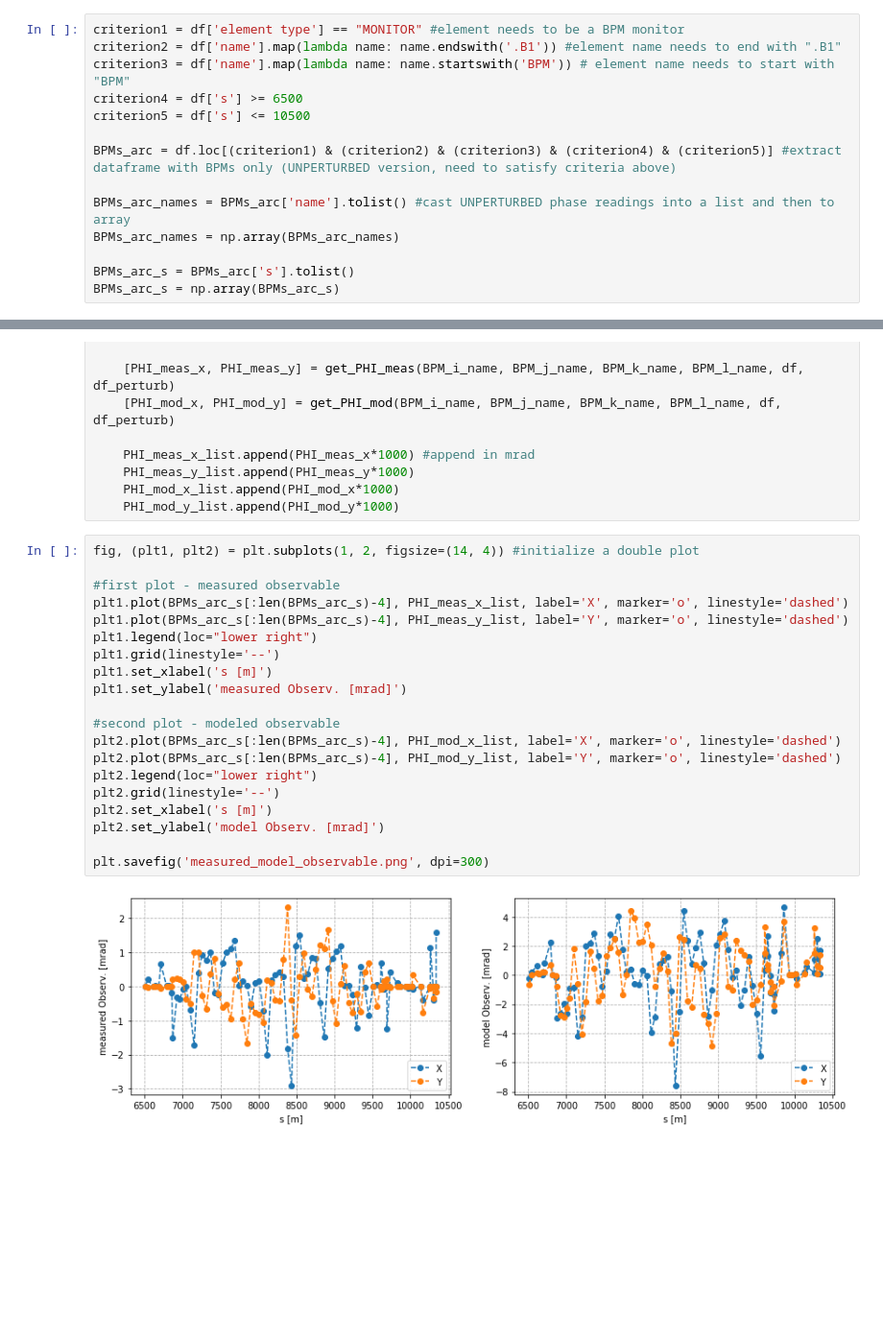
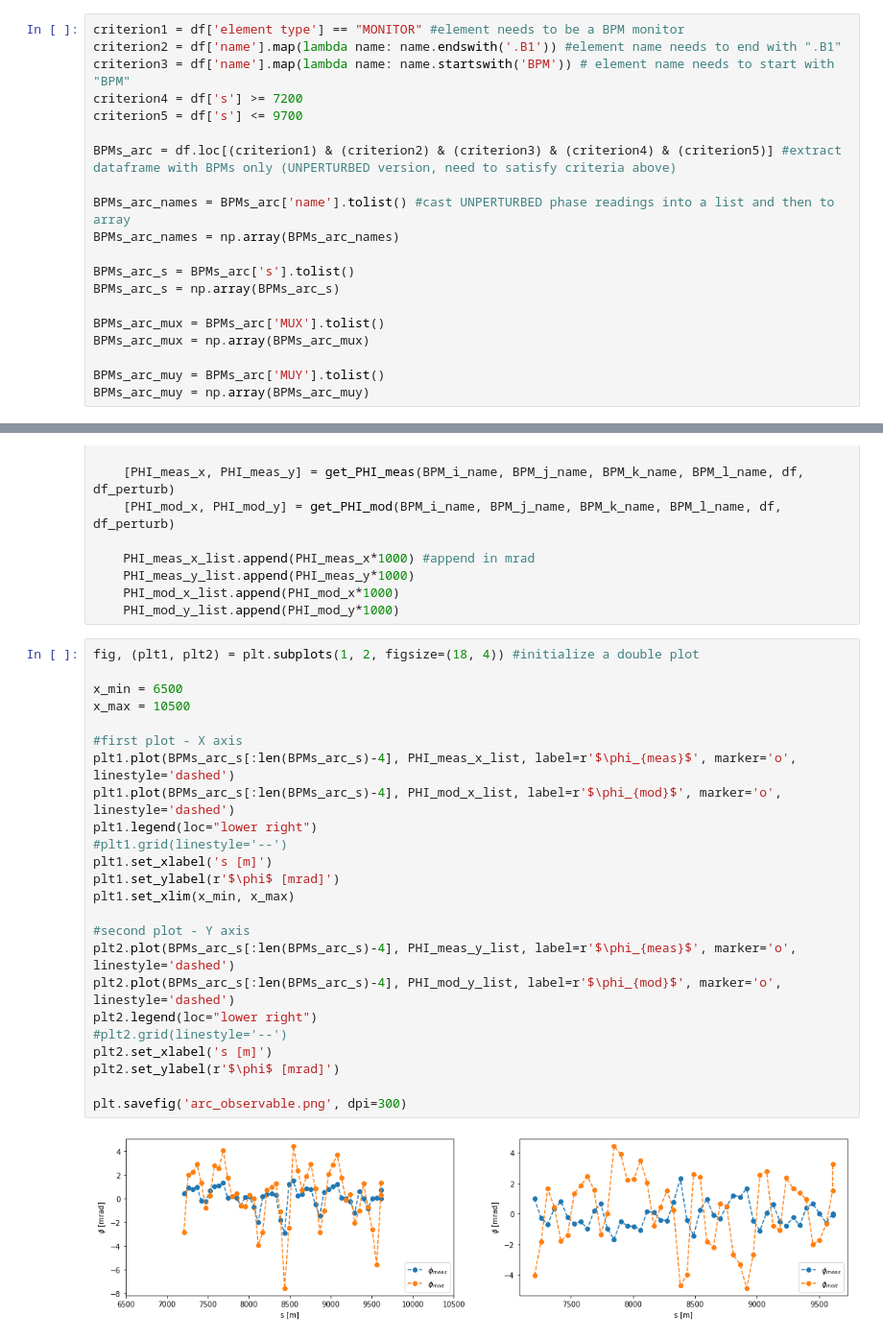
Before and after one commit to sebastiankalos/CERN_2021, a Jupyter notebook: local_observable.ipynb, the cells around one changed output, grey strips where cells are left out. Shown at 96% size. Cells and saved outputs as stored; diff of their text form; blank space fills up the shorter version.

```diff
--- a/local_observable.ipynb
+++ b/local_observable.ipynb
@@ -432,8 +432,8 @@ def get_PHI_mod(BPM_i_name, BPM_j_name, BPM_k_name, BPM_l_name, df, df_perturb):
 criterion1 = df['element type'] == "MONITOR" #element needs to be a BPM monitor
 criterion2 = df['name'].map(lambda name: name.endswith('.B1')) #element name needs to end with ".B1"
 criterion3 = df['name'].map(lambda name: name.startswith('BPM')) # element name needs to start with "BPM"
-criterion4 = df['s'] >= 6500
-criterion5 = df['s'] <= 10500
+criterion4 = df['s'] >= 7200
+criterion5 = df['s'] <= 9700
 
 BPMs_arc = df.loc[(criterion1) & (criterion2) & (criterion3) & (criterion4) & (criterion5)] #extract dataframe with BPMs only (UNPERTURBED version, need to satisfy criteria above)
 
@@ -442,6 +442,12 @@ BPMs_arc_names = np.array(BPMs_arc_names)
 
 BPMs_arc_s = BPMs_arc['s'].tolist()
 BPMs_arc_s = np.array(BPMs_arc_s)
+
+BPMs_arc_mux = BPMs_arc['MUX'].tolist()
+BPMs_arc_mux = np.array(BPMs_arc_mux)
+
+BPMs_arc_muy = BPMs_arc['MUY'].tolist()
+BPMs_arc_muy = np.array(BPMs_arc_muy)
 # %%
 PHI_meas_x_list = []
 PHI_meas_y_list = []
@@ -462,24 +468,28 @@ for w in range(0, len(BPMs_arc_names)-4):
     PHI_mod_x_list.append(PHI_mod_x*1000)
     PHI_mod_y_list.append(PHI_mod_y*1000)
 # %%
-fig, (plt1, plt2) = plt.subplots(1, 2, figsize=(14, 4)) #initialize a double plot
+fig, (plt1, plt2) = plt.subplots(1, 2, figsize=(18, 4)) #initialize a double plot
 
-#first plot - measured observable
-plt1.plot(BPMs_arc_s[:len(BPMs_arc_s)-4], PHI_meas_x_list, label='X', marker='o', linestyle='dashed')
-plt1.plot(BPMs_arc_s[:len(BPMs_arc_s)-4], PHI_meas_y_list, label='Y', marker='o', linestyle='dashed')
+x_min = 6500
+x_max = 10500
+
+#first plot - X axis
+plt1.plot(BPMs_arc_s[:len(BPMs_arc_s)-4], PHI_meas_x_list, label=r'$\phi_{meas}$', marker='o', linestyle='dashed')
+plt1.plot(BPMs_arc_s[:len(BPMs_arc_s)-4], PHI_mod_x_list, label=r'$\phi_{mod}$', marker='o', linestyle='dashed')
 plt1.legend(loc="lower right")
-plt1.grid(linestyle='--')
+#plt1.grid(linestyle='--')
 plt1.set_xlabel('s [m]')
-plt1.set_ylabel('measured Observ. [mrad]')
+plt1.set_ylabel(r'$\phi$ [mrad]')
+plt1.set_xlim(x_min, x_max)
 
-#second plot - modeled observable
-plt2.plot(BPMs_arc_s[:len(BPMs_arc_s)-4], PHI_mod_x_list, label='X', marker='o', linestyle='dashed')
-plt2.plot(BPMs_arc_s[:len(BPMs_arc_s)-4], PHI_mod_y_list, label='Y', marker='o', linestyle='dashed')
+#second plot - Y axis
+plt2.plot(BPMs_arc_s[:len(BPMs_arc_s)-4], PHI_meas_y_list, label=r'$\phi_{meas}$', marker='o', linestyle='dashed')
+plt2.plot(BPMs_arc_s[:len(BPMs_arc_s)-4], PHI_mod_y_list, label=r'$\phi_{mod}$', marker='o', linestyle='dashed')
 plt2.legend(loc="lower right")
-plt2.grid(linestyle='--')
+#plt2.grid(linestyle='--')
 plt2.set_xlabel('s [m]')
-plt2.set_ylabel('model Observ. [mrad]')
+plt2.set_ylabel(r'$\phi$ [mrad]')
 
-plt.savefig('measured_model_observable.png', dpi=300)
+plt.savefig('arc_observable.png', dpi=300)
 # %% [output]
-[figure, old version]
+[figure, new version]
```
Also changed, not shown: parts of 3 cells of this notebook, 1 other file.
